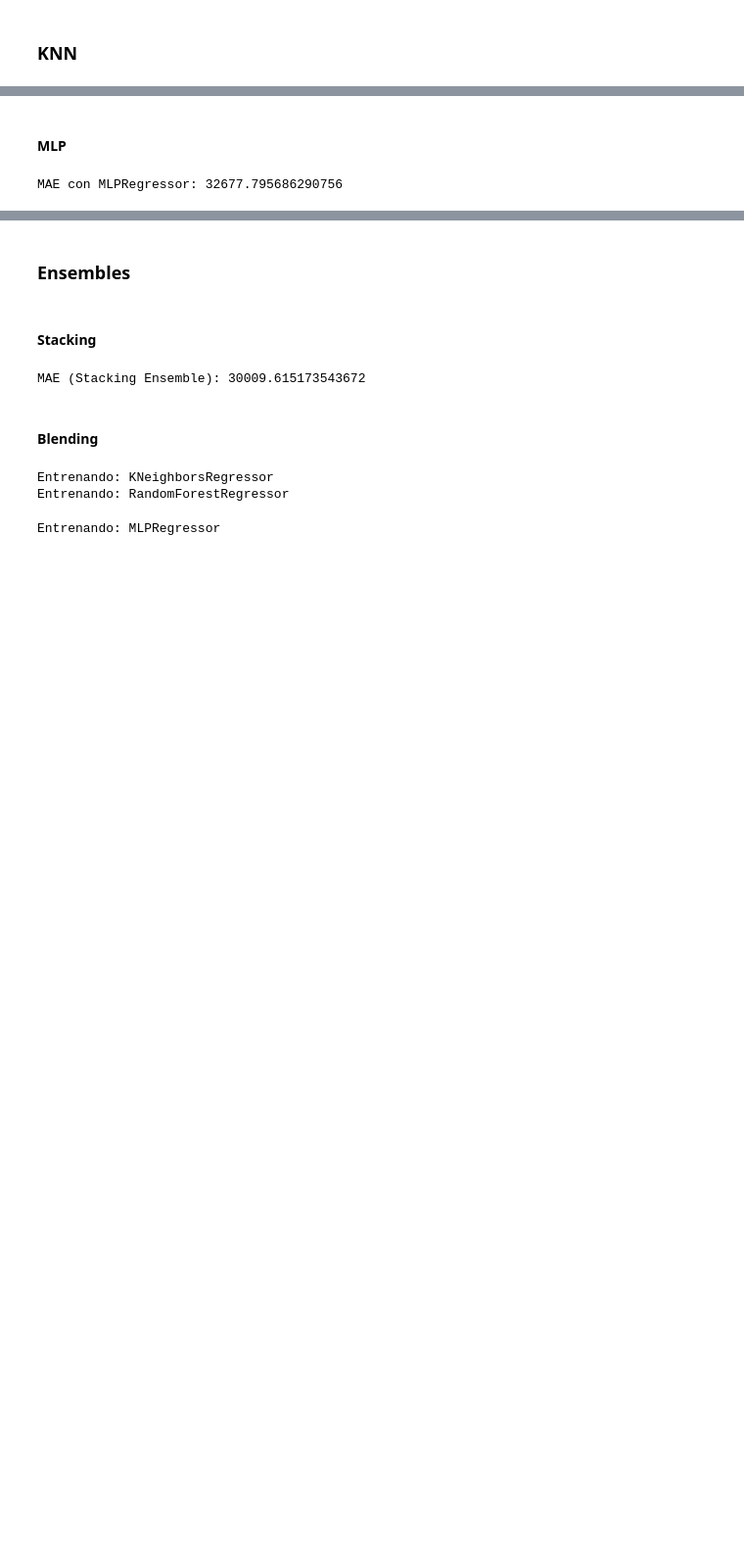
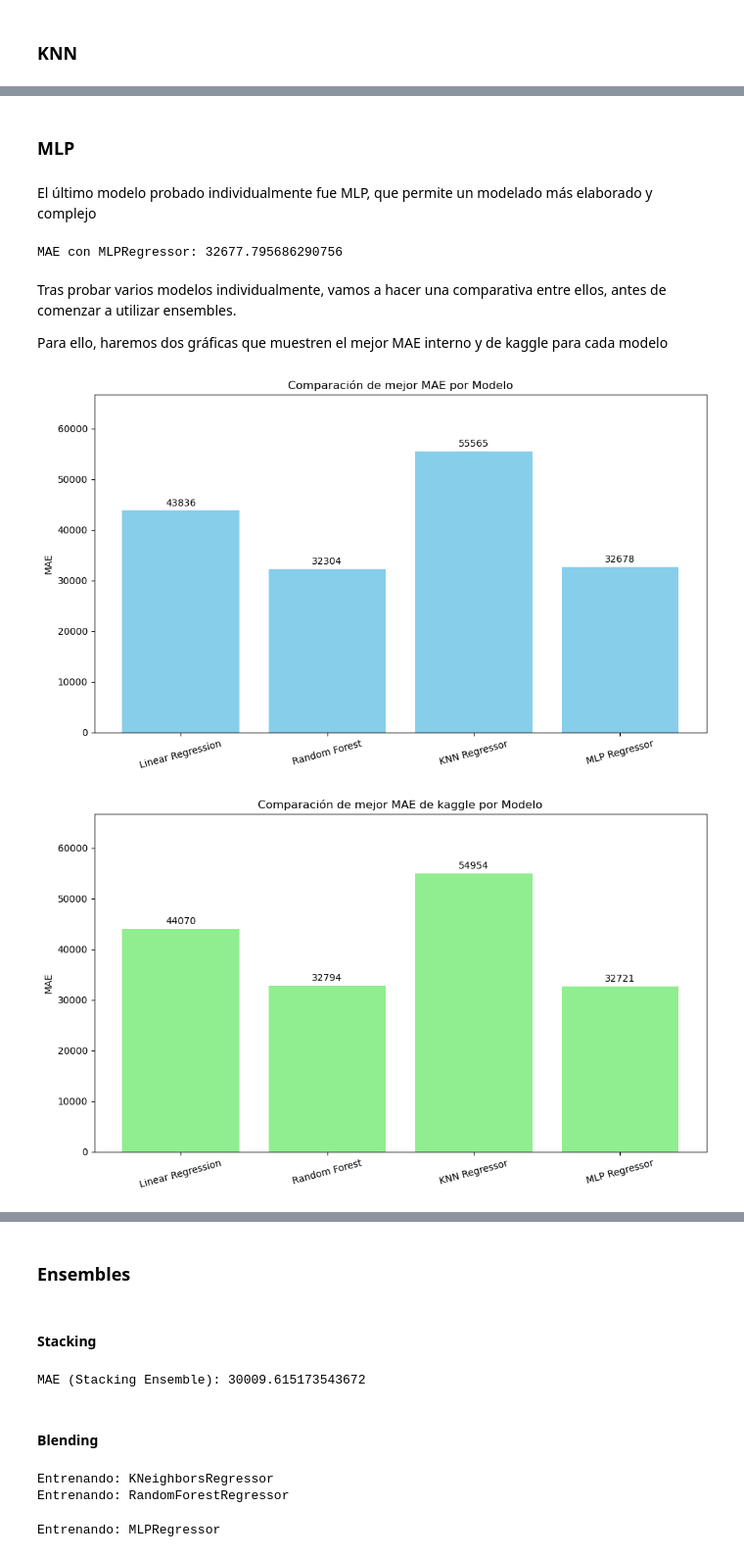
Before and after one commit to AnxoTrillo/lab_kaggle, a Jupyter notebook: Practica4.ipynb, the cells around one changed output, grey strips where cells are left out. Shown at 98% size. Saved outputs shown, nothing was run; the diff lists cells and outputs as text; code cells hidden in the pictures; blank space fills up the shorter version.

```diff
--- a/Practica4.ipynb
+++ b/Practica4.ipynb
@@ -927,5 +715,7 @@ MAE del modelo KNN: 55564.73325
 # %% [markdown]
-#### MLP
+### MLP
+# %% [markdown]
+El último modelo probado individualmente fue MLP, que permite un modelado más elaborado y complejo
 # %%
 scaler = StandardScaler()
 X_train_scaled = scaler.fit_transform(X_train)
@@ -994,3 +782,54 @@ resultados = pd.DataFrame({
     'prezo_euros': y_pred
 })
 resultados.to_csv('predicciones13.csv', index=False)
+# %% [markdown]
+Tras probar varios modelos individualmente, vamos a hacer una comparativa entre ellos, antes de comenzar a utilizar ensembles.
+
+Para ello, haremos dos gráficas que muestren el mejor MAE interno y de kaggle para cada modelo
+# %%
+# Datos
+modelos = ['Linear Regression', 'Random Forest', 'KNN Regressor', 'MLP Regressor']
+mae = [43835.58, 32304.40, 55564.73, 32677.80]
+kaggle = [44070.067, 32794.316, 54954.093, 32721.310]
+
+# Crear DataFrame
+df = pd.DataFrame({'Modelo': modelos, 'MAE': mae, 'Kaggle':kaggle})
+
+# Gráfico de barras
+plt.figure(figsize=(10, 6))
+bars = plt.bar(df['Modelo'], df['MAE'], color='skyblue')
+plt.title('Comparación de mejor MAE por Modelo')
+plt.ylabel('MAE')
+plt.xticks(rotation=15)
+limite_superior = max(mae) * 1.2
+plt.ylim(0, limite_superior)
+
+# Añadir etiquetas encima de cada barra
+for bar in bars:
+    height = bar.get_height()
+    plt.text(bar.get_x() + bar.get_width()/2., height + 500,
+             f'{height:.0f}', ha='center', va='bottom')
+
+plt.tight_layout()
+plt.show()
+
+# Gráfico de barras
+plt.figure(figsize=(10, 6))
+bars = plt.bar(df['Modelo'], df['Kaggle'], color='lightgreen')
+plt.title('Comparación de mejor MAE de kaggle por Modelo')
+plt.ylabel('MAE')
+plt.xticks(rotation=15)
+limite_superior = max(mae) * 1.2
+plt.ylim(0, limite_superior)
+
+# Añadir etiquetas encima de cada barra
+for bar in bars:
+    height = bar.get_height()
+    plt.text(bar.get_x() + bar.get_width()/2., height + 500,
+             f'{height:.0f}', ha='center', va='bottom')
+
+plt.tight_layout()
+plt.show()
+# %% [output]
+[figure, added]
+[figure, added]
```
Also changed, not shown: parts of 54 cells of this notebook.
